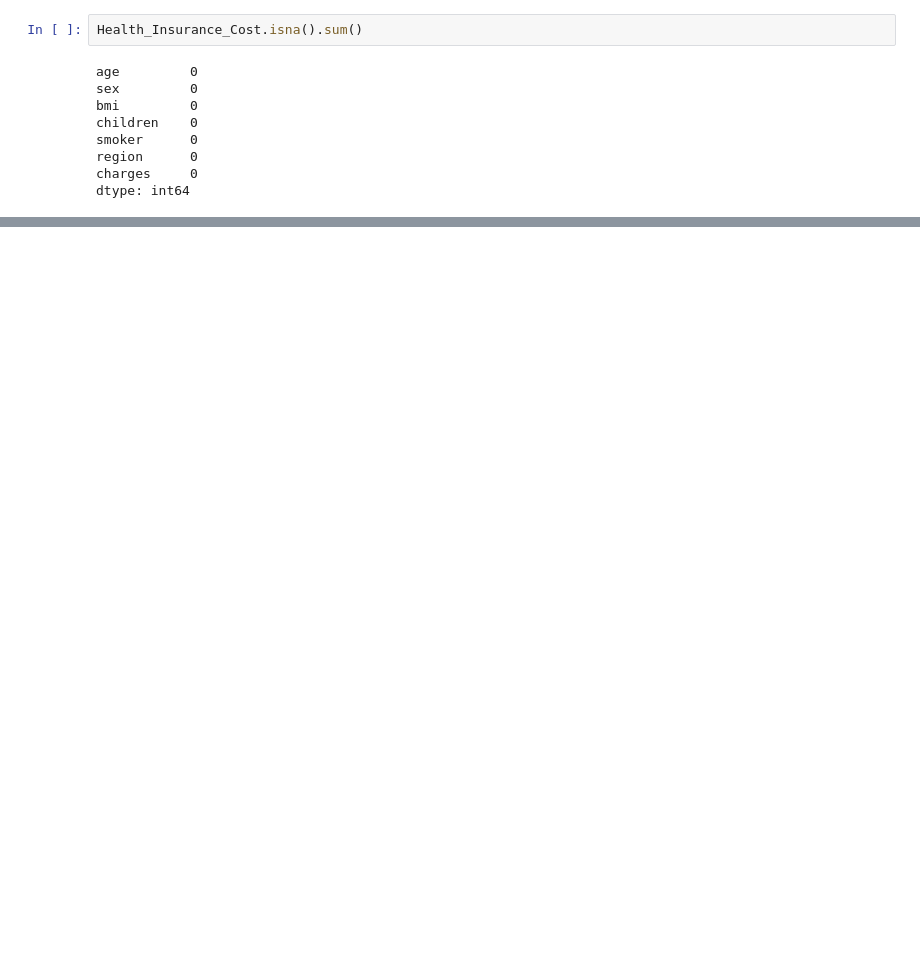
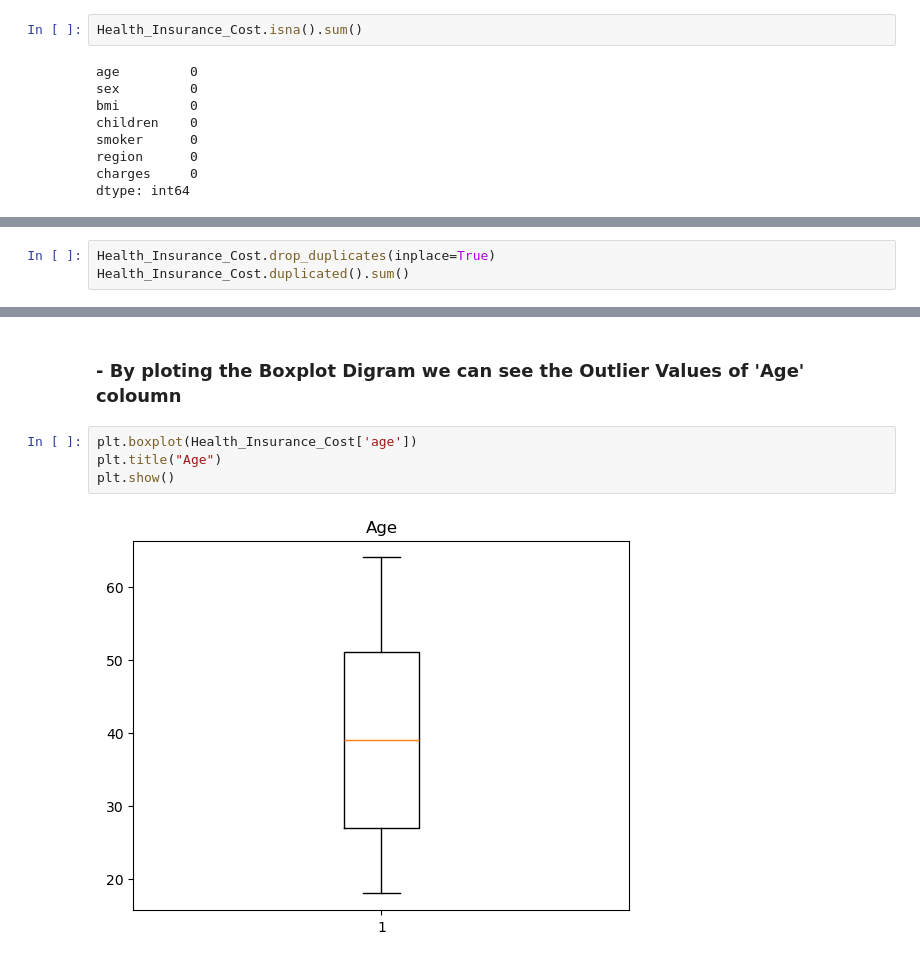
Before and after one commit to alabhyaanuragdash/Project, a Jupyter notebook: Health Insurance Cost Analysis.ipynb, the cells around one changed output, grey strips where cells are left out. Saved outputs shown, nothing was run; the diff lists cells and outputs as text; blank space fills up the shorter version.

```diff
--- a/Health Insurance Cost Analysis.ipynb
+++ b/Health Insurance Cost Analysis.ipynb
@@ -157,0 +186,3 @@ Health_Insurance_Cost.pivot_table(index=['sex','smoker','region'],values='bmi',a
+# %%
+Health_Insurance_Cost.drop_duplicates(inplace=True)
+Health_Insurance_Cost.duplicated().sum()
@@ -157,0 +208,8 @@ Health_Insurance_Cost.pivot_table(index=['sex','smoker','region'],values='bmi',a
+# %% [markdown]
+### - By ploting the Boxplot Digram we can see the Outlier Values of 'Age' coloumn
+# %%
+plt.boxplot(Health_Insurance_Cost['age'])
+plt.title("Age")
+plt.show()
+# %% [output]
+[figure, added]
```
Also changed, not shown: parts of 68 cells of this notebook, 1 other file.
